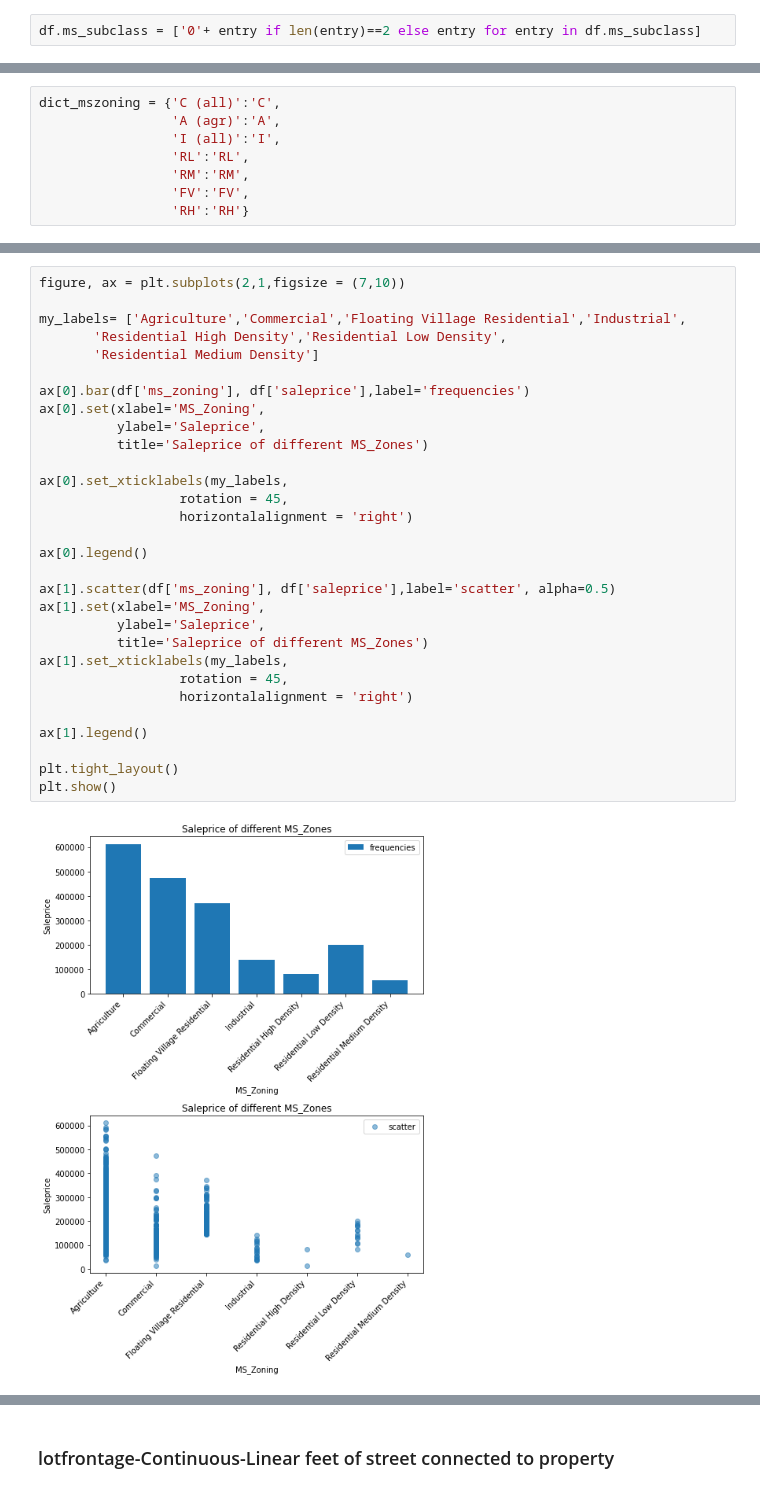
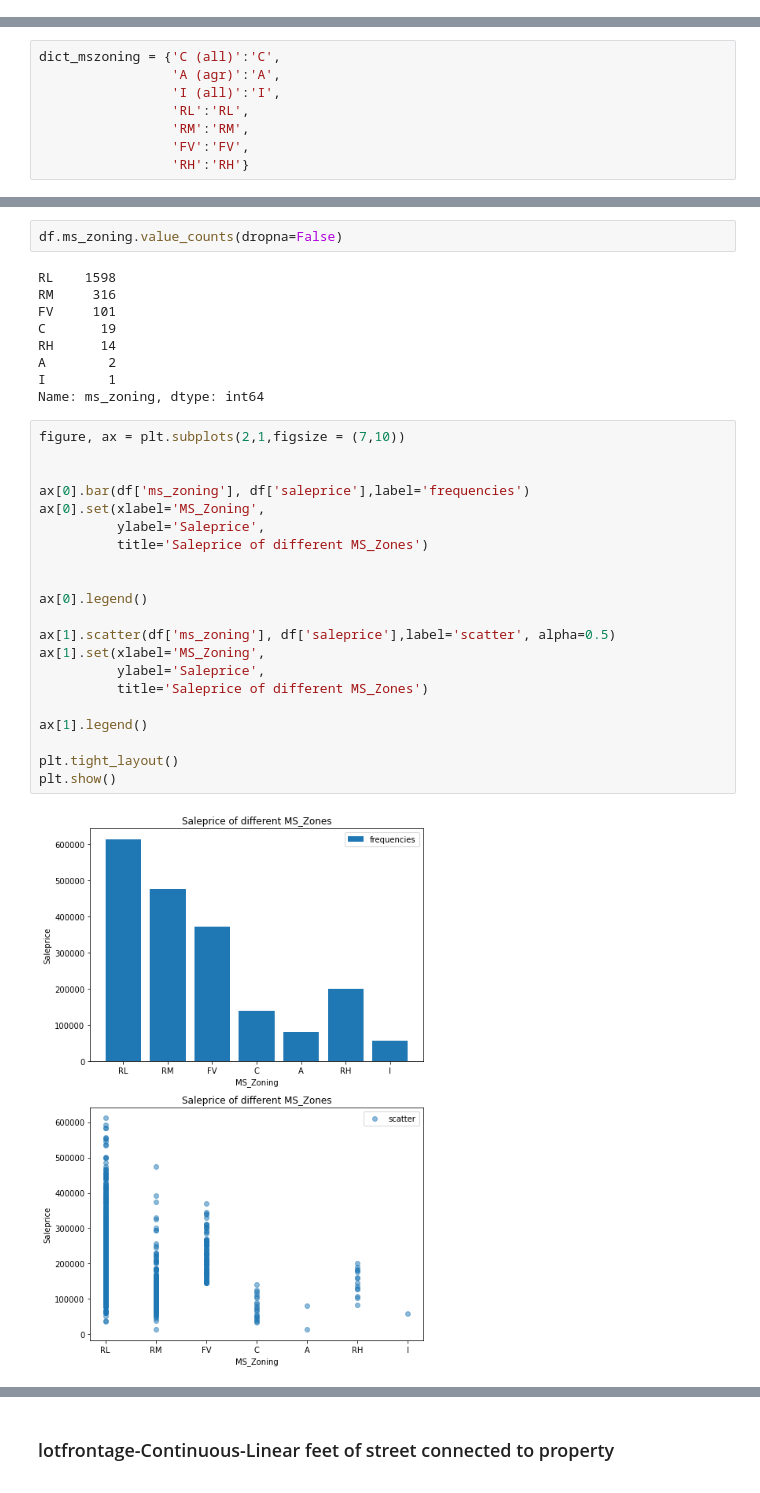
Before and after one commit to sabaiitj/Ames-Housing-Data, a Jupyter notebook: Saba_project_2_EDA.ipynb, the cells around one changed output, grey strips where cells are left out. Saved outputs shown, nothing was run; the diff lists cells and outputs as text.

```diff
--- a/Saba_project_2_EDA.ipynb
+++ b/Saba_project_2_EDA.ipynb
@@ -121,4 +138,2 @@ values_for_ms_subclass = ('020','030','040','045','045','050','060','070','075',
 # %%
 df.ms_subclass = [str(entry) for entry in df.ms_subclass]
-# %%
-df.ms_subclass = ['0'+ entry if len(entry)==2 else entry for entry in df.ms_subclass]
@@ -213,33 +209,35 @@ df.ms_zoning = [dict_mszoning[entry] for entry in df.ms_zoning]#cleaned entries
+# %%
+df.ms_zoning.value_counts(dropna=False)
+# %% [output]
+RL    1598
+RM     316
+FV     101
+C       19
+RH      14
+A        2
+I        1
+Name: ms_zoning, dtype: int64
 # %%
 figure, ax = plt.subplots(2,1,figsize = (7,10))
 
-my_labels= ['Agriculture','Commercial','Floating Village Residential','Industrial',
-       'Residential High Density','Residential Low Density',
-       'Residential Medium Density']
 
 ax[0].bar(df['ms_zoning'], df['saleprice'],label='frequencies')
 ax[0].set(xlabel='MS_Zoning',
           ylabel='Saleprice',
           title='Saleprice of different MS_Zones')
 
-ax[0].set_xticklabels(my_labels,
-                  rotation = 45,
-                  horizontalalignment = 'right')
 
 ax[0].legend()
 
 ax[1].scatter(df['ms_zoning'], df['saleprice'],label='scatter', alpha=0.5)
 ax[1].set(xlabel='MS_Zoning',
           ylabel='Saleprice',
           title='Saleprice of different MS_Zones')
-ax[1].set_xticklabels(my_labels,
-                  rotation = 45,
-                  horizontalalignment = 'right')
 
 ax[1].legend()
 
 plt.tight_layout()
 plt.show()
 # %% [output]
-[figure, old version]
+[figure, new version]
 # %% [markdown]
```
Also changed, not shown: parts of 201 cells of this notebook, 23 other files.
